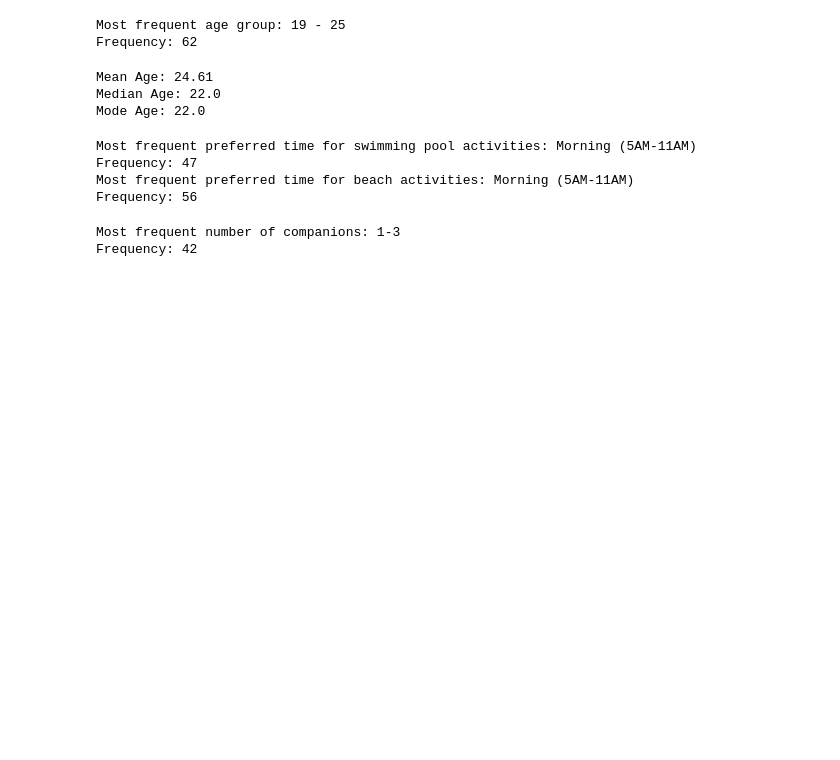
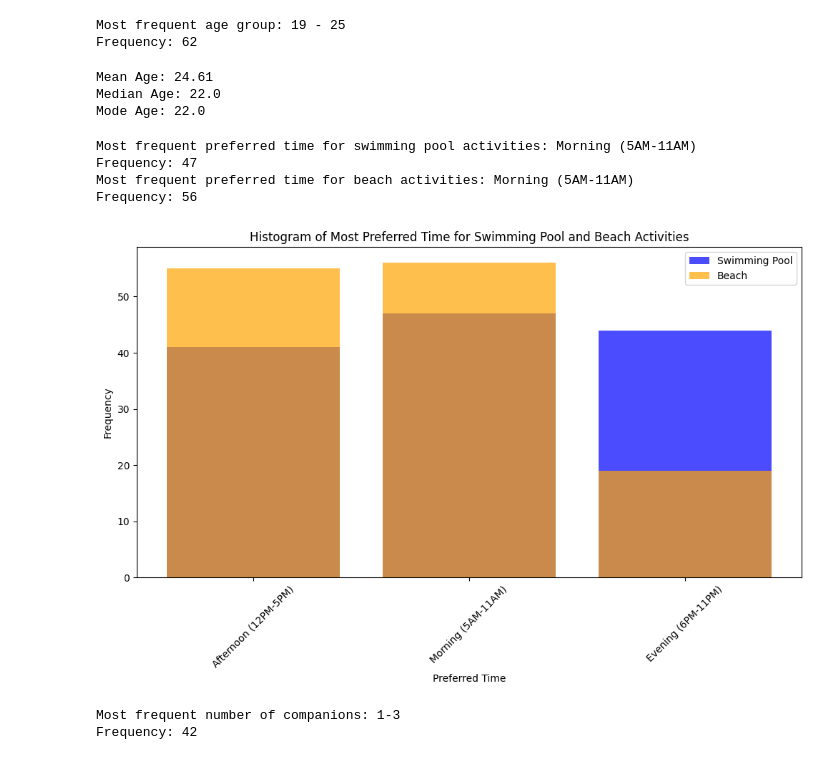
Before and after one commit to KinGabriel/Team_Sports_Survey_Analysis, a Jupyter notebook: descriptive_analysis.ipynb, the cells around one changed output. Cells and saved outputs as stored; diff of their text form; code cells hidden in the pictures; blank space fills up the shorter version.

```diff
--- a/descriptive_analysis.ipynb
+++ b/descriptive_analysis.ipynb
@@ -129,33 +152,46 @@ swimming_pool_counts = Counter()
 beach_counts = Counter()
 
 # Swimming Pool
 for durations in data.iloc[:, 16]:
     if pd.notna(durations):
         for duration in map(str.strip, str(durations).split(",")):
             swimming_pool_counts[duration] += 1
 
 # Beach
 for durations in data.iloc[:, 17]:
     if pd.notna(durations):
         for duration in map(str.strip, str(durations).split(",")):
             beach_counts[duration] += 1
 
 max_freq_swim = max(swimming_pool_counts.values(), default=0)
 max_freq_beach = max(beach_counts.values(), default=0)
 
 mode_swimming_pool = [duration for duration, count in swimming_pool_counts.items() if count == max_freq_swim]
 mode_beach = [duration for duration, count in beach_counts.items() if count == max_freq_beach]
 
 print("Most frequent preferred time for swimming pool activities:", mode_swimming_pool[0] if mode_swimming_pool else "No data")
 print("Frequency:", max_freq_swim)
 
 print("Most frequent preferred time for beach activities:", mode_beach[0] if mode_beach else "No data")
 print("Frequency:", max_freq_beach)
+
+# Plot histogram
+plt.figure(figsize=(12, 6))
+plt.bar(swimming_pool_counts.keys(), swimming_pool_counts.values(), alpha=0.7, label='Swimming Pool', color='blue')
+plt.bar(beach_counts.keys(), beach_counts.values(), alpha=0.7, label='Beach', color='orange')
+
+plt.xlabel("Preferred Time")
+plt.ylabel("Frequency")
+plt.title("Histogram of Most Preferred Time for Swimming Pool and Beach Activities")
+plt.legend()
+plt.xticks(rotation=45)
+plt.show()
 # %% [output]
 Most frequent preferred time for swimming pool activities: Morning (5AM-11AM)
 Frequency: 47
 Most frequent preferred time for beach activities: Morning (5AM-11AM)
 Frequency: 56
+[figure, added]
 # %%
 #Descriptive analysis of the number of companions a customer is likely to bring
 companions_mode = data["Number of Companions"].mode()
```
Also changed, not shown: parts of 2 cells of this notebook.
